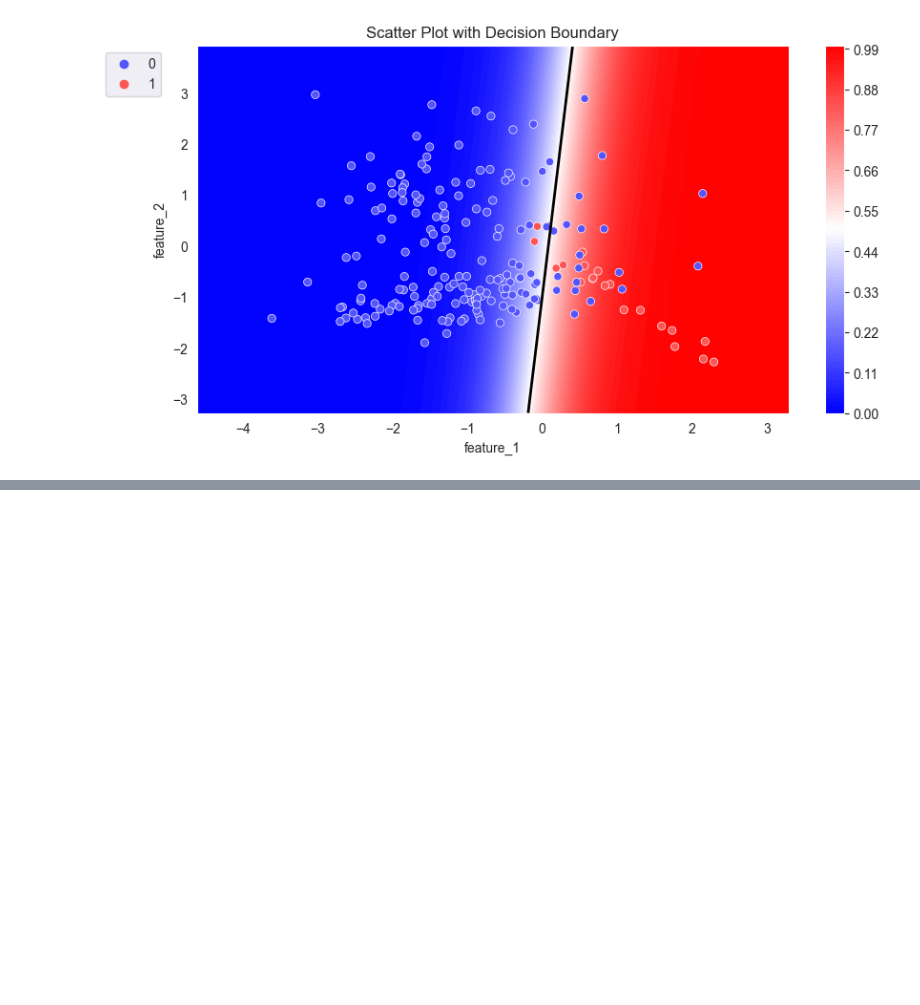
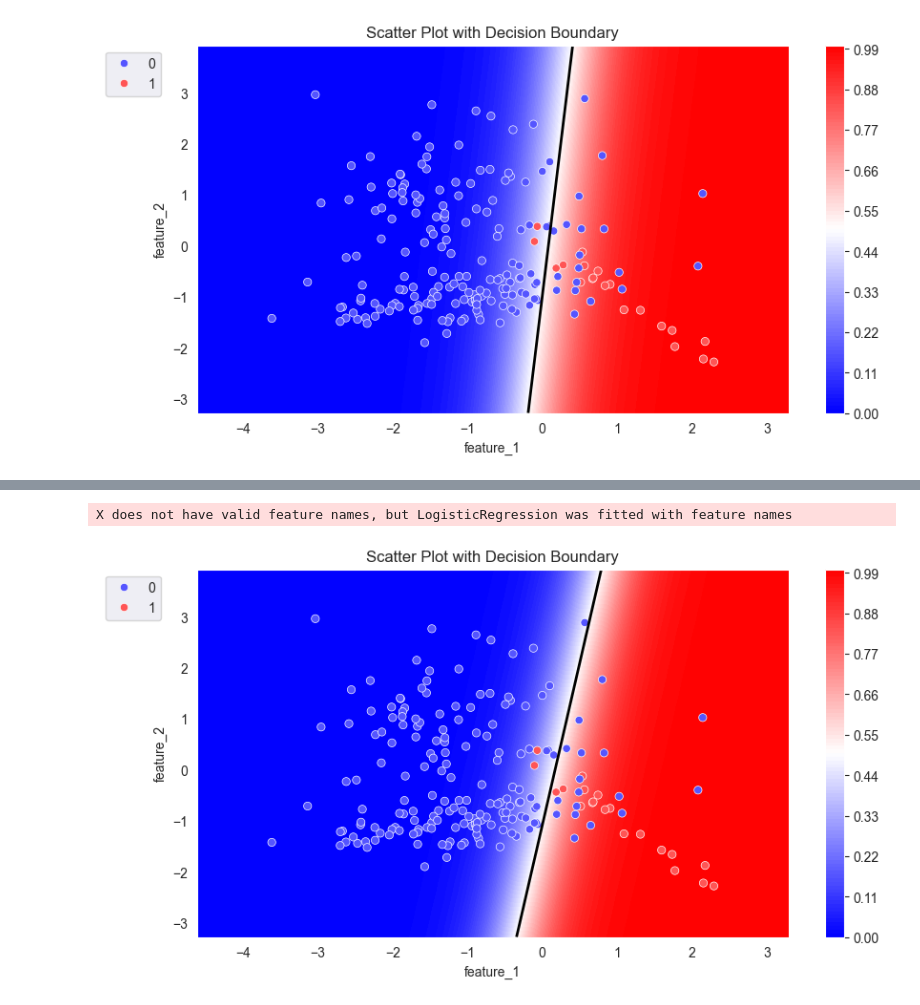
Before and after one commit to Lepnik/data_science_lnv, a Jupyter notebook: ML/ML-4/practice.ipynb, the cells around one changed output, grey strips where cells are left out. Drawn from its saved outputs; the diff is of its cells as text; code cells hidden in the pictures; blank space fills up the shorter version.

```diff
--- a/ML/ML-4/practice.ipynb
+++ b/ML/ML-4/practice.ipynb
@@ -282,3 +284,12 @@ plot_probabilities_2d(X1, y1, log_reg_2d_bal)
 # %% [output]
 X does not have valid feature names, but LogisticRegression was fitted with feature names
 [figure]
+# %%
+sm = SMOTE(random_state=42)
+X_train_s, y_train_s = sm.fit_resample(X_train1, y_train1)
+
+print('Train shape before oversampling:', X_train1.shape)
+print('Class balance before oversampling: \n', y_train1.value_counts(), sep='')
+print('-'*40)
+print('Train shape after oversampling:', X_train_s.shape)
+print('Class balance after oversampling: \n', y_train_s.value_counts(), sep='')
@@ -284,0 +308,8 @@ X does not have valid feature names, but LogisticRegression was fitted with feat
+# %%
+#Создаём объект класса LogisticRegression
+log_reg_2d_sm = linear_model.LogisticRegression()
+#Обучаем модель, минизируя logloss
+log_reg_2d_sm.fit(X_train_s, y_train_s)
+y_valid1_pred_sm = log_reg_2d_sm.predict(X_valid1)
+
+print(metrics.classification_report(y_valid1, y_valid1_pred_sm))
@@ -284,0 +325,5 @@ X does not have valid feature names, but LogisticRegression was fitted with feat
+# %%
+plot_probabilities_2d(X1, y1, log_reg_2d_sm)
+# %% [output]
+X does not have valid feature names, but LogisticRegression was fitted with feature names
+[figure, added]
```
Also changed, not shown: parts of 5 cells of this notebook, 2 other files.
